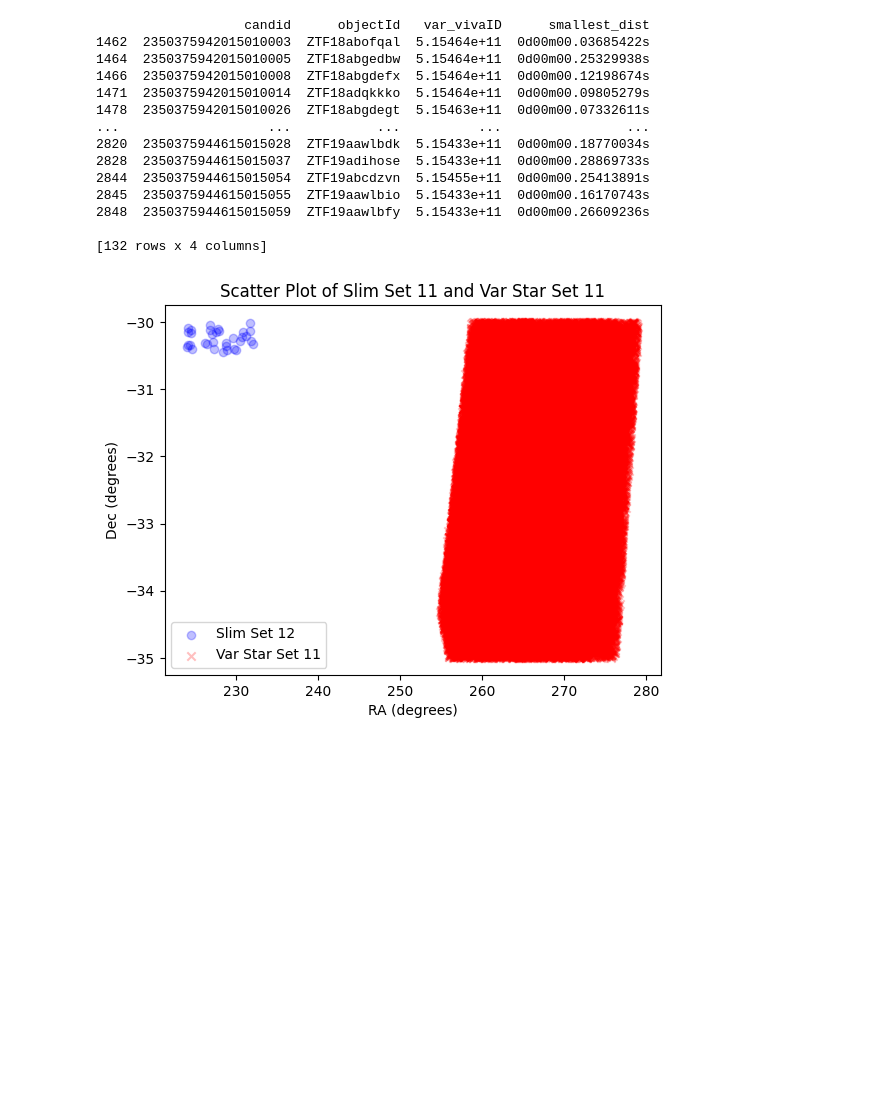
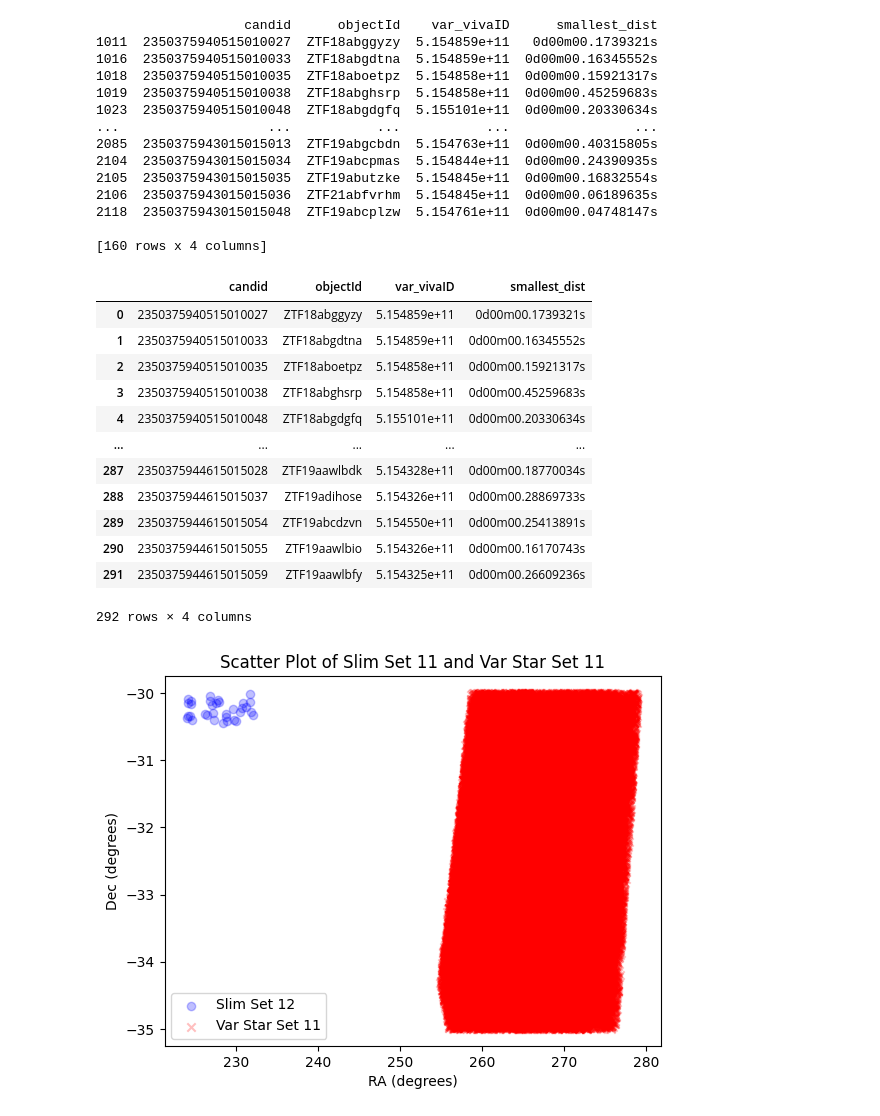
Before and after one commit to robertdstein/snowshovel, a Jupyter notebook: notebooks/readvariablestar.ipynb, the cells around one changed output. Drawn from its saved outputs; the diff is of its cells as text; code cells hidden in the pictures; blank space fills up the shorter version.

```diff
--- a/notebooks/readvariablestar.ipynb
+++ b/notebooks/readvariablestar.ipynb
@@ -382,30 +369,28 @@ threshold = Angle(angle_str)
 # extract the numerical value in degrees from the 'smallest_dist' column
 degrees_values = smallest_distances['smallest_dist'].apply(lambda x: x.to_value('deg'))
 
-# compare the numerical values with the threshold value
+# compare the numerical values with the threshold value, put those that satisfy the requirement into new data frame
 filtered_distances = smallest_distances[degrees_values < threshold.to_value('deg')]
 
 print(filtered_distances)
-#set 14 returned none
-#set 13 returned 132 results
-#set 12 returned 160 results
-#set 11 returned none
-
-#saving the filtered results
-name = f"filtereddistset{set_num}.csv"
-filtered_distances.to_csv(name, index=False)
+# regarding ztf and catalogue:
+# set 14 returned none
+# set 13 returned 132 results
+# set 12 returned 160 results
+# set 11 returned none
+# other sets do not correspond and as such do not return anything
 # %% [output]
-                   candid      objectId   var_vivaID      smallest_dist
-1462  2350375942015010003  ZTF18abofqal  5.15464e+11  0d00m00.03685422s
-1464  2350375942015010005  ZTF18abgedbw  5.15464e+11  0d00m00.25329938s
-1466  2350375942015010008  ZTF18abgdefx  5.15464e+11  0d00m00.12198674s
-1471  2350375942015010014  ZTF18adqkkko  5.15464e+11  0d00m00.09805279s
-1478  2350375942015010026  ZTF18abgdegt  5.15463e+11  0d00m00.07332611s
-...                   ...           ...          ...                ...
-2820  2350375944615015028  ZTF19aawlbdk  5.15433e+11  0d00m00.18770034s
-2828  2350375944615015037  ZTF19adihose  5.15433e+11  0d00m00.28869733s
-2844  2350375944615015054  ZTF19abcdzvn  5.15455e+11  0d00m00.25413891s
-2845  2350375944615015055  ZTF19aawlbio  5.15433e+11  0d00m00.16170743s
-2848  2350375944615015059  ZTF19aawlbfy  5.15433e+11  0d00m00.26609236s
+                   candid      objectId    var_vivaID      smallest_dist
+1011  2350375940515010027  ZTF18abggyzy  5.154859e+11   0d00m00.1739321s
+1016  2350375940515010033  ZTF18abgdtna  5.154859e+11  0d00m00.16345552s
+1018  2350375940515010035  ZTF18aboetpz  5.154858e+11  0d00m00.15921317s
+1019  2350375940515010038  ZTF18abghsrp  5.154858e+11  0d00m00.45259683s
+1023  2350375940515010048  ZTF18abgdgfq  5.155101e+11  0d00m00.20330634s
+...                   ...           ...           ...                ...
+2085  2350375943015015013  ZTF19abgcbdn  5.154763e+11  0d00m00.40315805s
+2104  2350375943015015034  ZTF19abcpmas  5.154844e+11  0d00m00.24390935s
+2105  2350375943015015035  ZTF19abutzke  5.154845e+11  0d00m00.16832554s
+2106  2350375943015015036  ZTF21abfvrhm  5.154845e+11  0d00m00.06189635s
+2118  2350375943015015048  ZTF19abcplzw  5.154761e+11  0d00m00.04748147s
 
-[132 rows x 4 columns]
+[160 rows x 4 columns]
@@ -414 +401,29 @@ filtered_distances.to_csv(name, index=False)
+# %%
+# combine results into one data set (just set pairs 12 and 13 for now)
+# note that this is repurposed code from earlier, and could probably be written better
+filtered_sets = {}
+set_num = 12
+total_set_num = 13
+while set_num <= total_set_num:
+    set_filename = f"filtereddistset{set_num}.csv"
+    filtered_sets[f'filtereddistset{set_num}'] = pd.read_csv(set_filename)
+    set_num += 1
+
+# concatenate the dataframes along the rows (axis=0)
+filtered_matches = pd.concat(filtered_sets.values(), ignore_index=True)
+filtered_matches
+# %% [output]
+|  | candid | objectId | var_vivaID | smallest_dist |
+| 0 | 2350375940515010027 | ZTF18abggyzy | 5.154859e+11 | 0d00m00.1739321s |
+| 1 | 2350375940515010033 | ZTF18abgdtna | 5.154859e+11 | 0d00m00.16345552s |
+| 2 | 2350375940515010035 | ZTF18aboetpz | 5.154858e+11 | 0d00m00.15921317s |
+| 3 | 2350375940515010038 | ZTF18abghsrp | 5.154858e+11 | 0d00m00.45259683s |
+| 4 | 2350375940515010048 | ZTF18abgdgfq | 5.155101e+11 | 0d00m00.20330634s |
+| ... | ... | ... | ... | ... |
+| 287 | 2350375944615015028 | ZTF19aawlbdk | 5.154328e+11 | 0d00m00.18770034s |
+| 288 | 2350375944615015037 | ZTF19adihose | 5.154326e+11 | 0d00m00.28869733s |
+| 289 | 2350375944615015054 | ZTF19abcdzvn | 5.154550e+11 | 0d00m00.25413891s |
+| 290 | 2350375944615015055 | ZTF19aawlbio | 5.154326e+11 | 0d00m00.16170743s |
+| 291 | 2350375944615015059 | ZTF19aawlbfy | 5.154325e+11 | 0d00m00.26609236s |
+292 rows × 4 columns
 # %%
```
Also changed, not shown: parts of 24 cells of this notebook.
